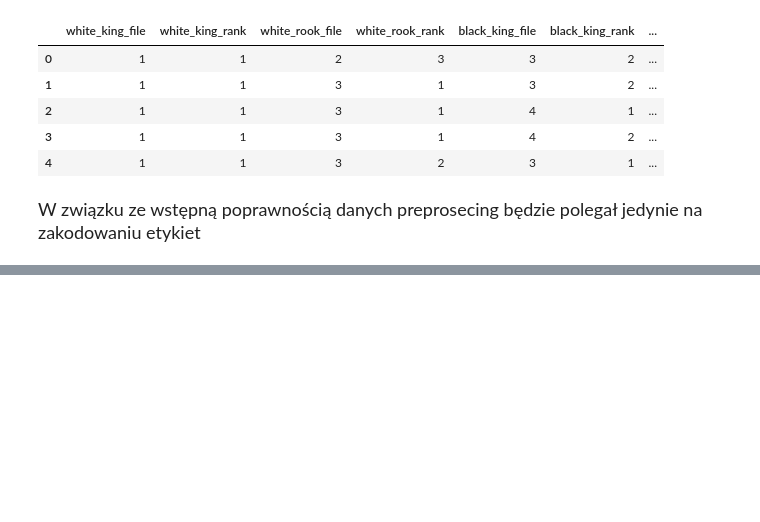
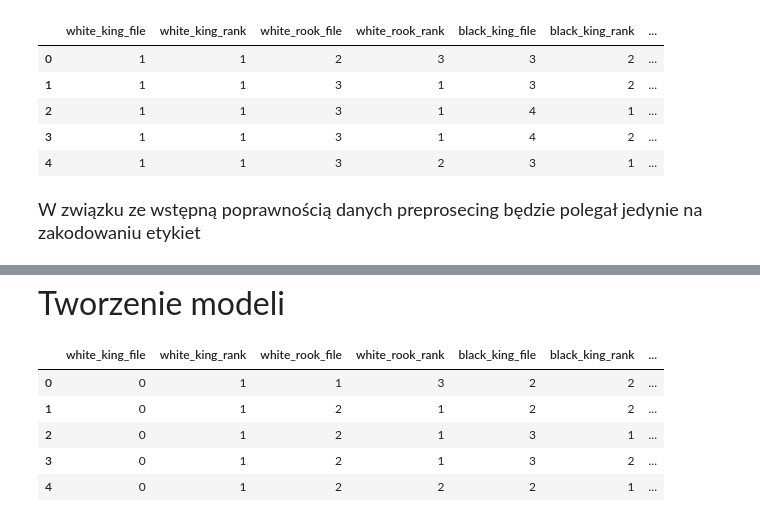
Before and after one commit to CoBskUra/Wum_projekt1, a Jupyter notebook: chess.ipynb, the cells around one changed output, grey strips where cells are left out. Drawn from its saved outputs; the diff is of its cells as text; code cells hidden in the pictures; blank space fills up the shorter version.

```diff
--- a/chess.ipynb
+++ b/chess.ipynb
@@ -262,0 +269,19 @@ chess_df['result']=lbl_result.fit_transform(chess_df['result'])
+# %% [markdown]
+<font size="6"> Tworzenie modeli </font>
+# %%
+y = np.array(chess_df['result'])
+X = chess_df.drop(['result'],axis=1)
+
+chess_df_unprossesing =  pd.read_csv("chess_king_rook_dataset.csv")
+chess_df_unprossesing = labels(chess_df_unprossesing)
+y_unprossesing = np.array(chess_df_unprossesing['result'])
+X_unprossesing = chess_df_unprossesing.drop(['result'],axis=1)
+
+X.head()
+# %% [output]
+|  | white_king_file | white_king_rank | white_rook_file | white_rook_rank | black_king_file | black_king_rank | ... |
+| 0 | 0 | 1 | 1 | 3 | 2 | 2 | ... |
+| 1 | 0 | 1 | 2 | 1 | 2 | 2 | ... |
+| 2 | 0 | 1 | 2 | 1 | 3 | 1 | ... |
+| 3 | 0 | 1 | 2 | 1 | 3 | 2 | ... |
+| 4 | 0 | 1 | 2 | 2 | 2 | 1 | ... |
```
Also changed, not shown: parts of 13 cells of this notebook.
